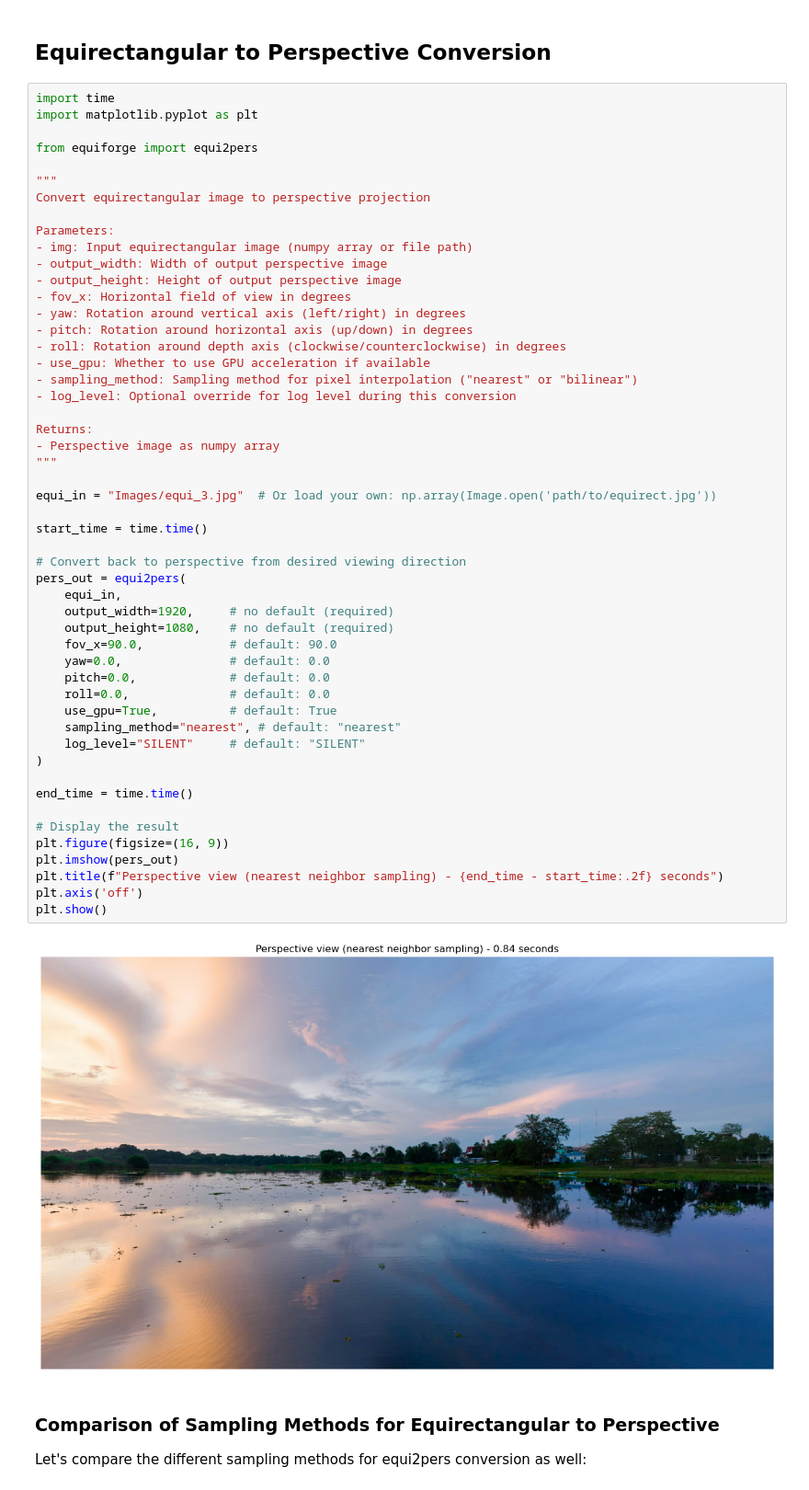
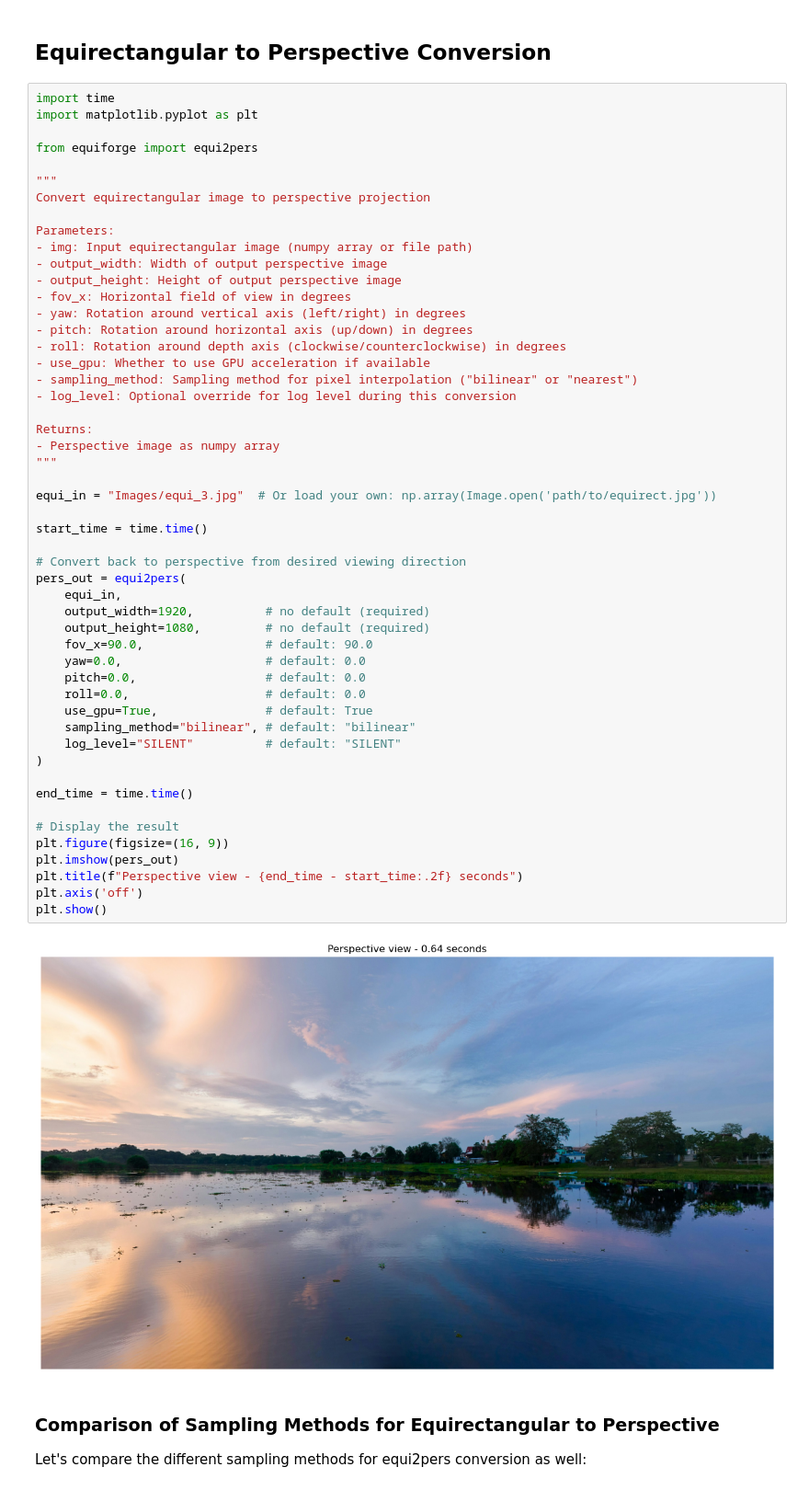
Before and after one commit to MikkelKappelPersson/EquiForge, a Jupyter notebook: Notebook_Dev.ipynb, the cells around one changed output. Shown at 92% size. Drawn from its saved outputs; the diff is of its cells as text.

```diff
--- a/Notebook_Dev.ipynb
+++ b/Notebook_Dev.ipynb
@@ -143,45 +143,45 @@ Parameters:
 - output_width: Width of output perspective image
 - output_height: Height of output perspective image
 - fov_x: Horizontal field of view in degrees
 - yaw: Rotation around vertical axis (left/right) in degrees
 - pitch: Rotation around horizontal axis (up/down) in degrees
 - roll: Rotation around depth axis (clockwise/counterclockwise) in degrees
 - use_gpu: Whether to use GPU acceleration if available
-- sampling_method: Sampling method for pixel interpolation ("nearest" or "bilinear")
+- sampling_method: Sampling method for pixel interpolation ("bilinear" or "nearest")
 - log_level: Optional override for log level during this conversion
 
 Returns:
 - Perspective image as numpy array
 """
 
 equi_in = "Images/equi_3.jpg"  # Or load your own: np.array(Image.open('path/to/equirect.jpg'))
 
 start_time = time.time()
 
 # Convert back to perspective from desired viewing direction
 pers_out = equi2pers(
     equi_in,
-    output_width=1920,     # no default (required)
-    output_height=1080,    # no default (required)
-    fov_x=90.0,            # default: 90.0
-    yaw=0.0,               # default: 0.0
-    pitch=0.0,             # default: 0.0
-    roll=0.0,              # default: 0.0
-    use_gpu=True,          # default: True
-    sampling_method="nearest", # default: "nearest"
-    log_level="SILENT"     # default: "SILENT"
+    output_width=1920,          # no default (required)
+    output_height=1080,         # no default (required)
+    fov_x=90.0,                 # default: 90.0
+    yaw=0.0,                    # default: 0.0
+    pitch=0.0,                  # default: 0.0
+    roll=0.0,                   # default: 0.0
+    use_gpu=True,               # default: True
+    sampling_method="bilinear", # default: "bilinear"
+    log_level="SILENT"          # default: "SILENT"
 )
 
 end_time = time.time()
 
 # Display the result
 plt.figure(figsize=(16, 9))
 plt.imshow(pers_out)
-plt.title(f"Perspective view (nearest neighbor sampling) - {end_time - start_time:.2f} seconds")
+plt.title(f"Perspective view - {end_time - start_time:.2f} seconds")
 plt.axis('off')
 plt.show()
 # %% [output]
-[figure, old version]
+[figure, new version]
 # %% [markdown]
 ### Comparison of Sampling Methods for Equirectangular to Perspective
 
```
Also changed, not shown: parts of 4 cells of this notebook, 2 other files.
